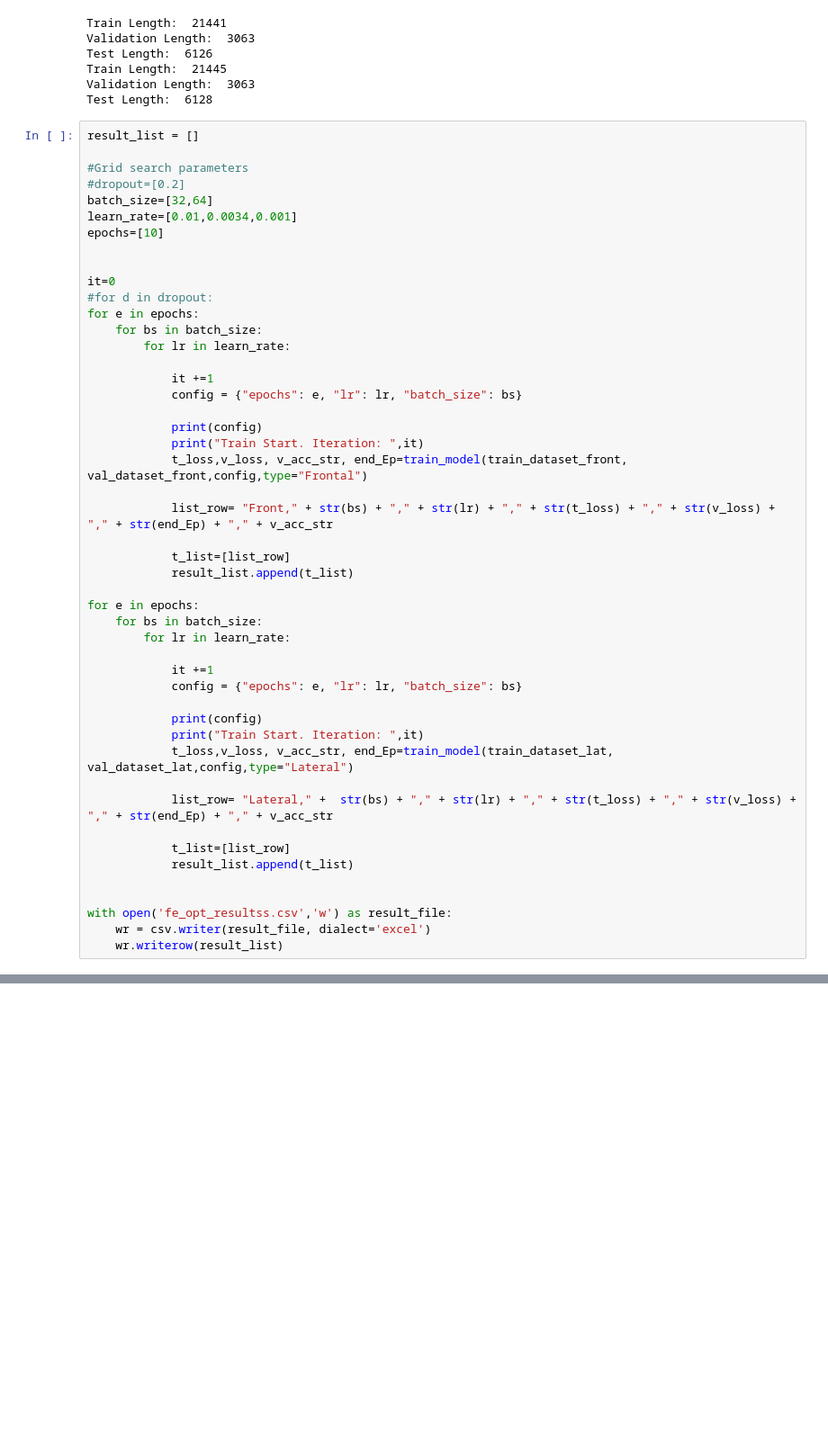
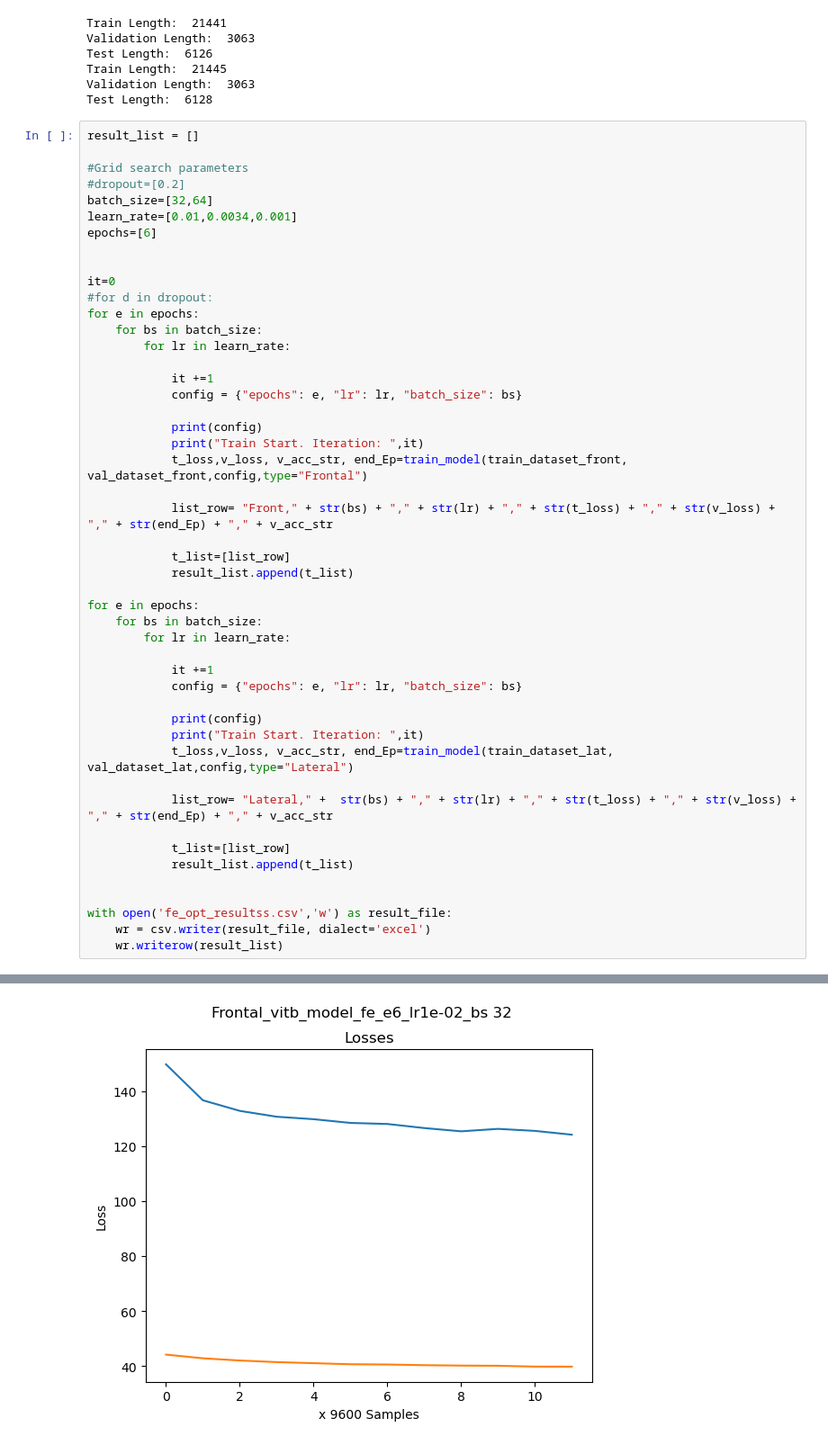
Before and after one commit to MattanTseng/ME_592_Final_Project, a Jupyter notebook: Pre_Trained_Model/hyperparameter_optimization_pre_trained_featureextract.ipynb, the cells around one changed output, grey strips where cells are left out. Shown at 90% size. Drawn from its saved outputs; the diff is of its cells as text; blank space fills up the shorter version.

```diff
--- a/Pre_Trained_Model/hyperparameter_optimization_pre_trained_featureextract.ipynb
+++ b/Pre_Trained_Model/hyperparameter_optimization_pre_trained_featureextract.ipynb
@@ -440,7 +440,7 @@ result_list = []
 #dropout=[0.2]
 batch_size=[32,64]
 learn_rate=[0.01,0.0034,0.001]
-epochs=[10]
+epochs=[6]
 
 
 it=0
@@ -481,3 +481,4 @@ for e in epochs:
 with open('fe_opt_resultss.csv','w') as result_file:
     wr = csv.writer(result_file, dialect='excel')
     wr.writerow(result_list)
+# %% [output]
@@ -483,0 +502 @@ with open('fe_opt_resultss.csv','w') as result_file:
+[figure, added]
```
Also changed, not shown: parts of 2 cells of this notebook.
